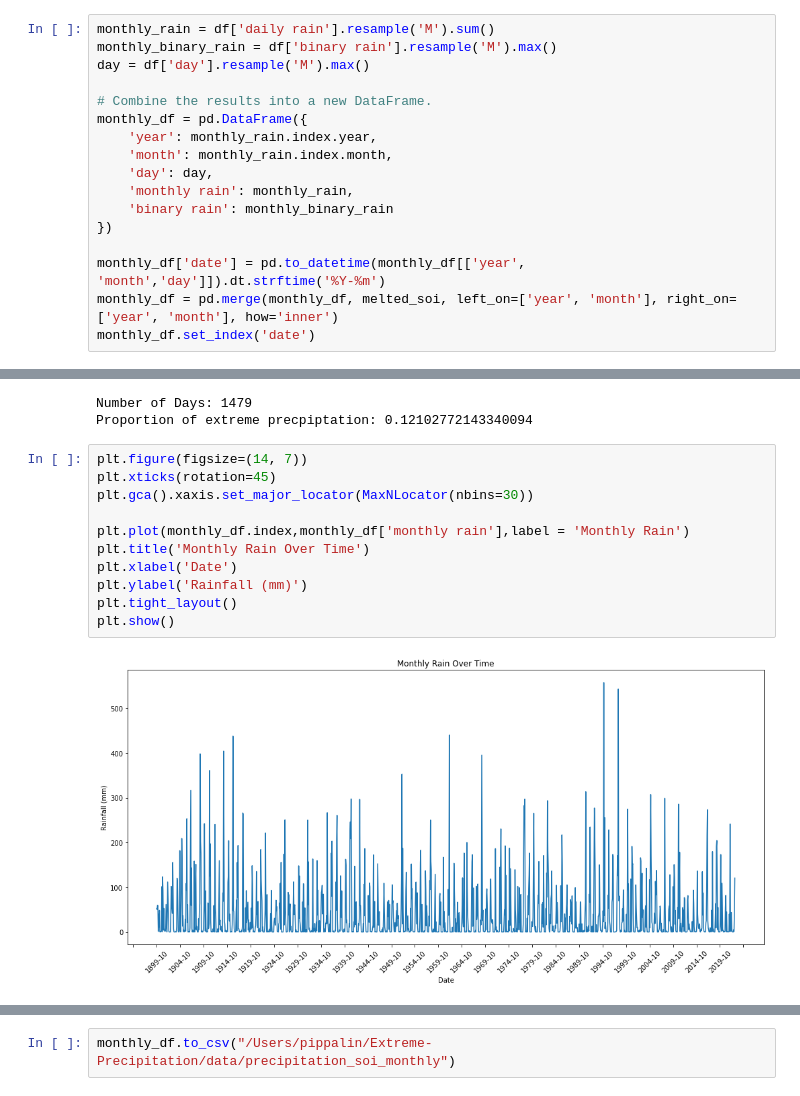
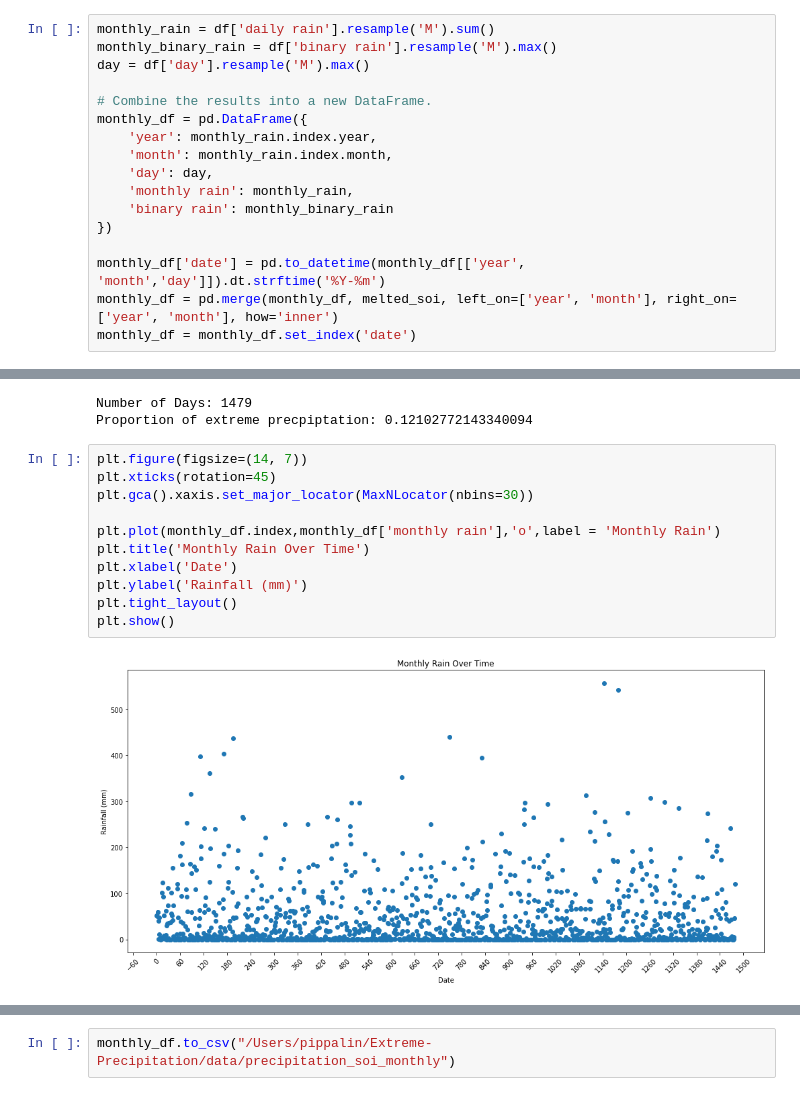
Before and after one commit to pippahtlin/Extreme-Precipitation, a Jupyter notebook: Import Data_95.ipynb, the cells around one changed output, grey strips where cells are left out. Drawn from its saved outputs; the diff is of its cells as text.

```diff
--- a/Import Data_95.ipynb
+++ b/Import Data_95.ipynb
@@ -329,7 +343,7 @@ monthly_df = pd.DataFrame({
 
 monthly_df['date'] = pd.to_datetime(monthly_df[['year', 'month','day']]).dt.strftime('%Y-%m')
 monthly_df = pd.merge(monthly_df, melted_soi, left_on=['year', 'month'], right_on=['year', 'month'], how='inner')
-monthly_df.set_index('date')
+monthly_df = monthly_df.set_index('date')
 # %%
 monthly_df
 # %% [output]
@@ -358,16 +382,16 @@ Proportion of extreme precpiptation: 0.12102772143340094
 # %%
 plt.figure(figsize=(14, 7))
 plt.xticks(rotation=45)
 plt.gca().xaxis.set_major_locator(MaxNLocator(nbins=30))
 
-plt.plot(monthly_df.index,monthly_df['monthly rain'],label = 'Monthly Rain')
+plt.plot(monthly_df.index,monthly_df['monthly rain'],'o',label = 'Monthly Rain')
 plt.title('Monthly Rain Over Time')
 plt.xlabel('Date')
 plt.ylabel('Rainfall (mm)')
 plt.tight_layout()
 plt.show()
 # %% [output]
-[figure, old version]
+[figure, new version]
 # %%
 plt.figure(figsize=(20, 7))
 plt.xticks(rotation=45)
```
Also changed, not shown: parts of 3 cells of this notebook, 2 other files.
